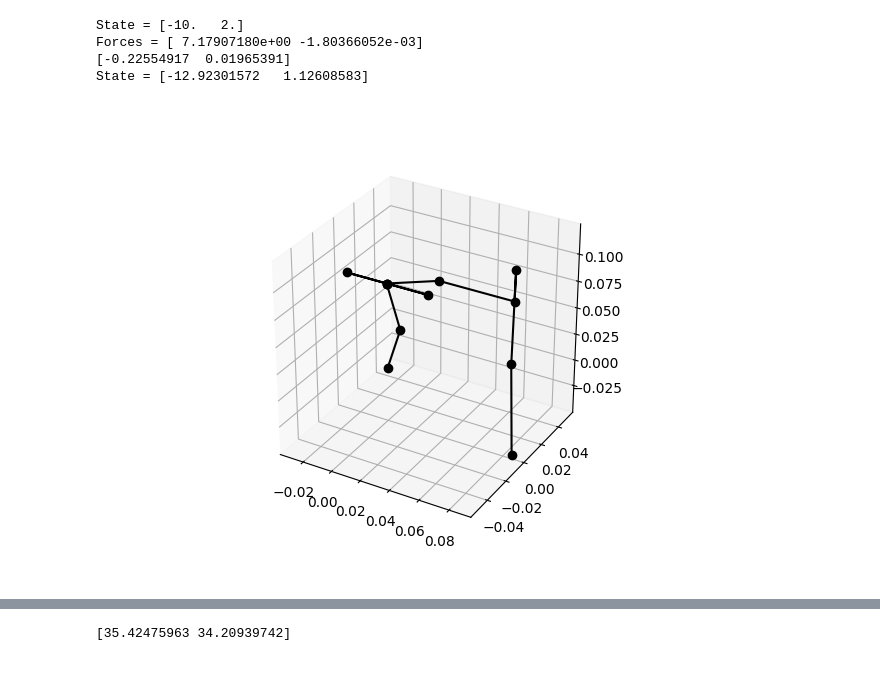
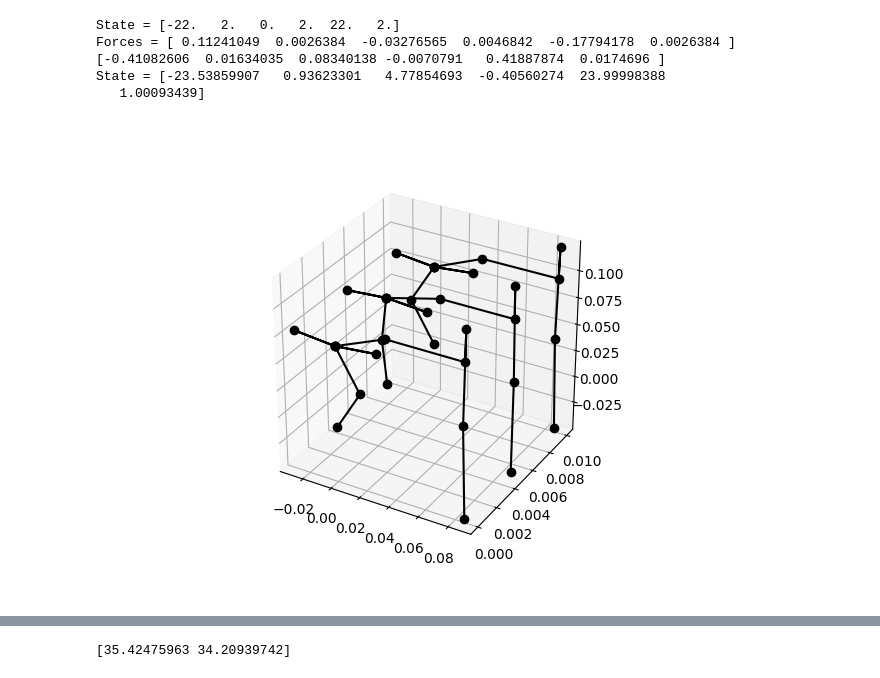
Before and after one commit to TheOneAndEoinlee/Thesis, a Jupyter notebook: Notebooks/PRBM_complete.ipynb, the cells around one changed output, grey strips where cells are left out. Saved outputs shown, nothing was run; the diff lists cells and outputs as text; code cells hidden in the pictures.

```diff
--- a/Notebooks/PRBM_complete.ipynb
+++ b/Notebooks/PRBM_complete.ipynb
@@ -14,3 +14,12 @@ import scipy.optimize as opt
 %matplotlib ipympl
 
 #Define degrees of freedom, and initial values
+# %%
+#test of lambidfying heaviside function
+
+a = sm.symbols('a')
+b = sm.symbols('b')
+
+c = sm.Heaviside(a-b)
+
+d = sm.lambdify([a,b],c)
@@ -397,23 +440,23 @@ Lr2 = 24e-3 #length of the rigid link on bistable beams
 Lr3 = 35e-3 #length of the rigid link on signal routing
 Lr4 = 80e-3 #length of the rigid link on bifurcation
 
-Ls1 = 3e-3 #length of the support on bistable beams
+Ls1 = 6e-3 #length of the support on bistable beams
 ts1 = 2e-3 #thickness of the support on bistable beams
 
-alpha0 = 22*np.pi/180 #initial angle of the end effector
+alpha0 = 24*np.pi/180 #initial angle of the end effector
 beta0 = 8*np.pi/180 #initial angle of the bistable beams
 gamma0 = 30*np.pi/180 #initial angle of the signal routing
-theta0 = 2*np.pi/180 #initial angle of the bifurcation
+theta0 = 1*np.pi/180 #initial angle of the bifurcation
 
 kf1 = E*b*t**3/12/Lf1
 kf2 = E*b*t**3/12/Lf2
 kf3 = E*b*t**3/12/Lf2
 kf4 = E*b*t**3/12/Lf1
 
-C1 = E*b*ts1**3/Ls1**3*20 #bistable support stiffness
+C1 = E*b*ts1**3/Ls1**3 #bistable support stiffness
 C2 = 2*E*b*t**3/Lr2**3 #signal routing guiding stiffness
 C3 = 10*E*b*t**3/Lr3**3/6 #signal routing stiffness
-C4 = E*b*t**3/Lr4 #bifurcation support stiffness
+C4 = 800 #bifurcation support stiffness
 
 #todo fix these values
 
@@ -445,21 +571,26 @@ params = {
 # %%
-initial_configuration = [(-10*np.pi/180, 2*np.pi/180)]
+initial_configuration = [(-22*np.pi/180, 2*np.pi/180),
+                         (0*np.pi/180, 2*np.pi/180),
+                         (22*np.pi/180, 2*np.pi/180),]
 # Initialize system with initial configuration of alphas
 unit_cells = [UnitCell(alpha, theta, params) for alpha, theta in initial_configuration]
 
 # Create system
-u = 0 # Input displacement
+
 
 system = System(unit_cells)
 #print the state in degrees
 print(f"State = {np.rad2deg(system.state_vector)}")
 print(f"Forces = {system.compute_residuals(system.state_vector)}")
 print(system.solve_equilibrium())
 print(f"State = {np.rad2deg(system.state_vector)}")
+#print beta
+
 system.plot_system()
 # %% [output]
-State = [-10.   2.]
-Forces = [ 7.17907180e+00 -1.80366052e-03]
-[-0.22554917  0.01965391]
-State = [-12.92301572   1.12608583]
+State = [-22.   2.   0.   2.  22.   2.]
+Forces = [ 0.11241049  0.0026384  -0.03276565  0.0046842  -0.17794178  0.0026384 ]
+[-0.41082606  0.01634035  0.08340138 -0.0070791   0.41887874  0.0174696 ]
+State = [-23.53859907   0.93623301   4.77854693  -0.40560274  23.99998388
+   1.00093439]
-[figure, old version]
+[figure, new version]
```
Also changed, not shown: parts of 6 cells of this notebook.
